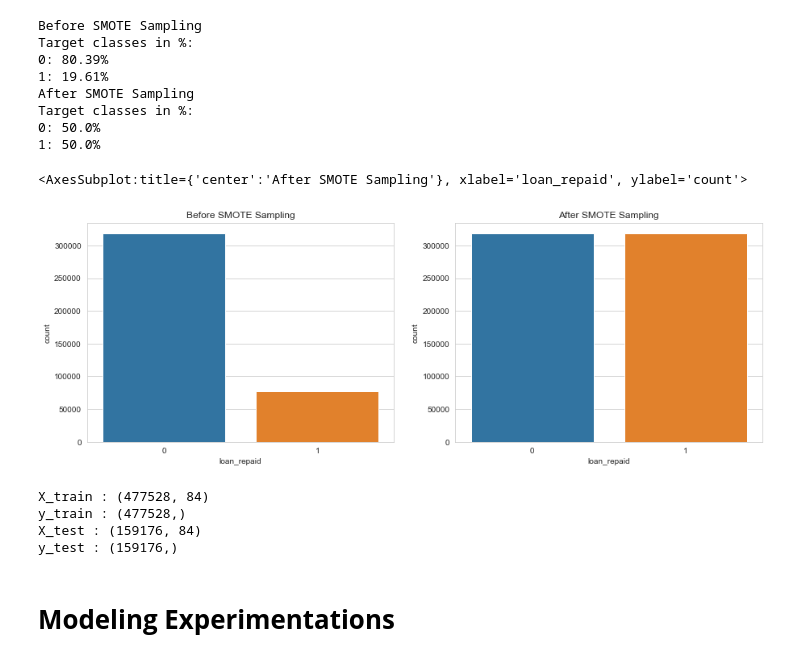
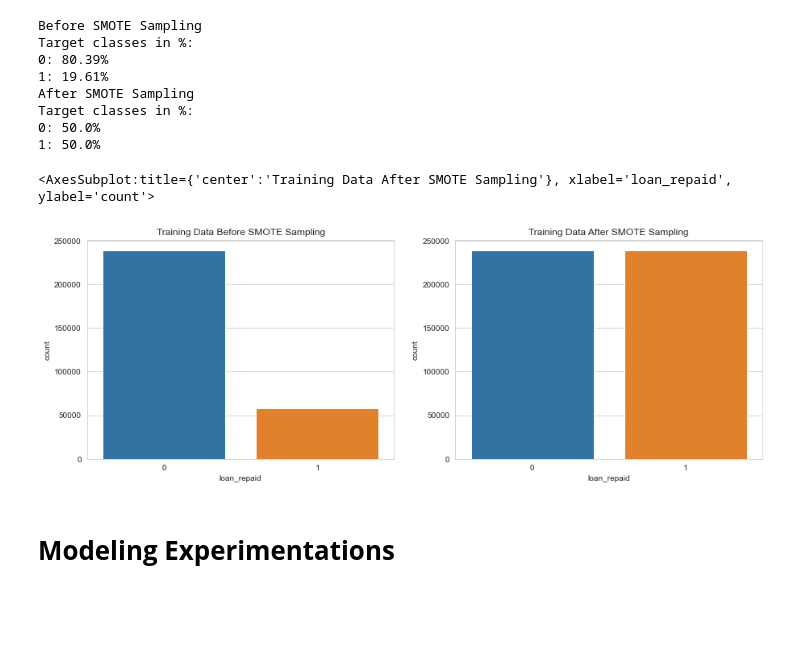
Before and after one commit to Praveen-Samudrala/Machine-Learning-and-Data-Science, a Jupyter notebook: Loan Defaulter Prediction/Loan Defaulter Prediction.ipynb, the cells around one changed output. Cells and saved outputs as stored; diff of their text form; code cells hidden in the pictures; blank space fills up the shorter version.

```diff
--- a/Loan Defaulter Prediction/Loan Defaulter Prediction.ipynb
+++ b/Loan Defaulter Prediction/Loan Defaulter Prediction.ipynb
@@ -1165,2 +1156,16 @@ y = df_onehot.iloc[:-5]['loan_repaid']
+# %%
+X = df_onehot.drop('loan_repaid', axis=1)
+y = df_onehot['loan_repaid']
 # %%
 X.columns = X.columns.astype(str)
+# %%
+# Train Test Split and SMOTE upsampling Train Data
+X_train, X_test, y_train, y_test = train_test_split(X, y, test_size=0.25, random_state=0, shuffle=True, stratify=y)
+
+X_train_os, y_train_os = SMOTE(random_state=22,n_jobs=-1,sampling_strategy=1).fit_resample(X_train, y_train)
+print('Before SMOTE sampling\ny = {} \ny_count : \n{}\n'.format(y_train.shape, y_train.value_counts()))
+print('After SMOTE sampling\ny= {} \ny_count : \n{}'.format(y_train_os.shape, y_train_os.value_counts()))
+
+# X_train_smote, y_train_smote = oversampled.fit_sample(X_train, y_train)
+# model = classifier.fit(X_train_smote, y_train_smote)
+# y_pred_smote = model.predict(X_test)
@@ -1199,23 +1204,18 @@ Target classes in %:
 1: 50.0%
 # %%
 fig, ax = plt.subplots(1,2, figsize=(15,5))
-ax[0].set_title('Before SMOTE Sampling')
-ax[1].set_title('After SMOTE Sampling')
-sns.countplot(y, ax=ax[0])
-sns.countplot(y_os, ax=ax[1])
+ax[0].set_title('Training Data Before SMOTE Sampling')
+ax[1].set_title('Training Data After SMOTE Sampling')
+sns.countplot(y_train, ax=ax[0])
+sns.countplot(y_train_os, ax=ax[1])
 # %% [output]
-<AxesSubplot:title={'center':'After SMOTE Sampling'}, xlabel='loan_repaid', ylabel='count'>
+<AxesSubplot:title={'center':'Training Data After SMOTE Sampling'}, xlabel='loan_repaid', ylabel='count'>
-[figure, old version]
+[figure, new version]
 # %%
-X_train1, X_test1, y_train1, y_test1 = train_test_split(X_os, y_os, test_size=0.25,random_state=22)
+# X_train1, X_test1, y_train1, y_test1 = train_test_split(X_os, y_os, test_size=0.25,random_state=22)
 
-print('X_train : {} \ny_train : {}'.format(X_train1.shape,y_train1.shape))
-print('X_test : {} \ny_test : {}'.format(X_test1.shape,y_test1.shape))
+# print('X_train : {} \ny_train : {}'.format(X_train1.shape,y_train1.shape))
+# print('X_test : {} \ny_test : {}'.format(X_test1.shape,y_test1.shape))
-# %% [output]
-X_train : (477528, 84)
-y_train : (477528,)
-X_test : (159176, 84)
-y_test : (159176,)
 # %% [markdown]
 # **Modeling Experimentations**
 # %%
```
Also changed, not shown: parts of 25 cells of this notebook, 4 other files.
